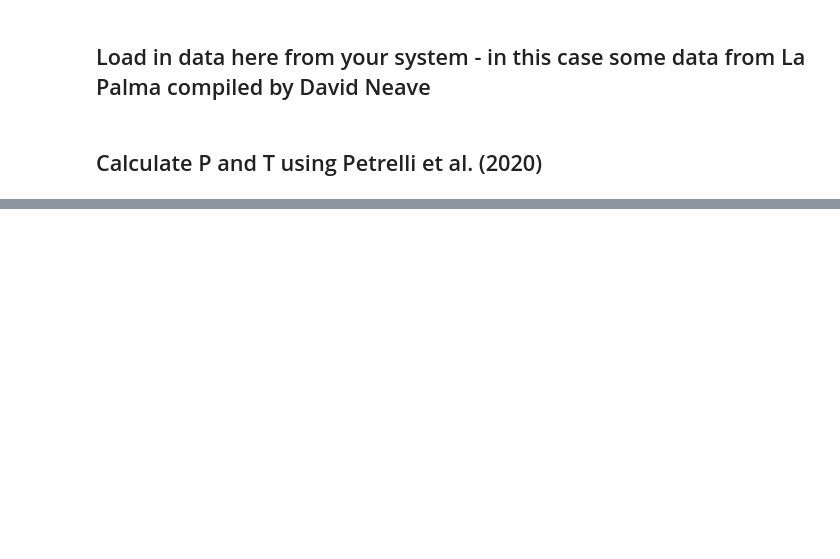
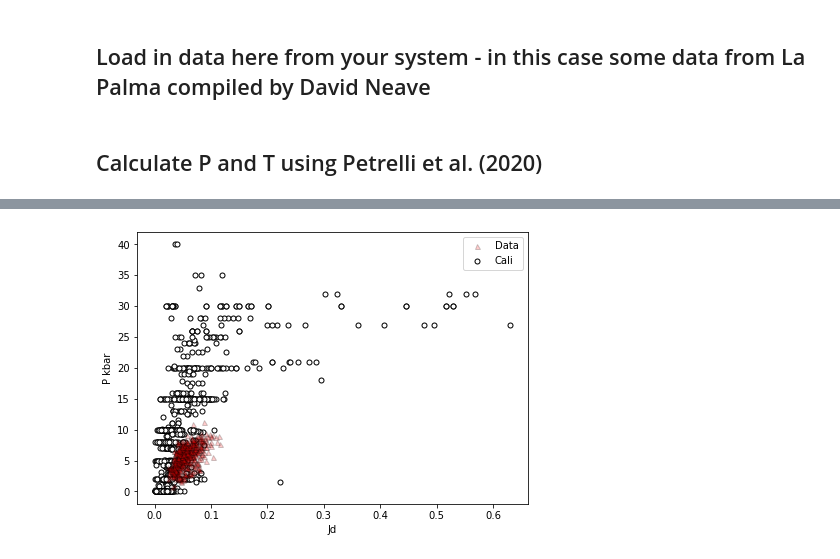
Before and after one commit to PennyWieser/Thermobar, a Jupyter notebook: Testing/Calibration_Plot_Cpx.ipynb, the cells around one changed output, grey strips where cells are left out. Saved outputs shown, nothing was run; the diff lists cells and outputs as text; code cells hidden in the pictures; blank space fills up the shorter version.

```diff
--- a/Testing/Calibration_Plot_Cpx.ipynb
+++ b/Testing/Calibration_Plot_Cpx.ipynb
@@ -23,4 +46,4 @@ Amp_input=out3['my_input']
 # %%
-PT_Pet20=pt.calculate_cpx_only_press_temp(cpx_comps=Cpxs1, equationT="P_Petrelli2020_Cpx_Only",
-                                            equationP="T_Petrelli2020_Cpx_Only")
+PT_Pet20=pt.calculate_cpx_only_press_temp(cpx_comps=Cpxs1, equationP="P_Petrelli2020_Cpx_only",
+                                            equationT="T_Petrelli2020_Cpx_only")
 # %% [output]
@@ -92,0 +59,9 @@ import pickle
+# %%
+# If you want to use Cpx components make sure you calculate them for your Cpxs
+
+Cpxs1_comps=pt.calculate_clinopyroxene_components(cpx_comps=Cpxs1)
+
+a=pt.generic_cali_plot(df=Cpxs1_comps, model="Petrelli20", P_kbar=PT_Pet20['P_kbar_calc'],
+        x='Jd', y='P_kbar', ms_data=5, order="cali bottom", alpha_cali=1, alpha_data=0.2)
+# %% [output]
+[figure, added]
```
Also changed, not shown: parts of 17 cells of this notebook, 7 other files.
